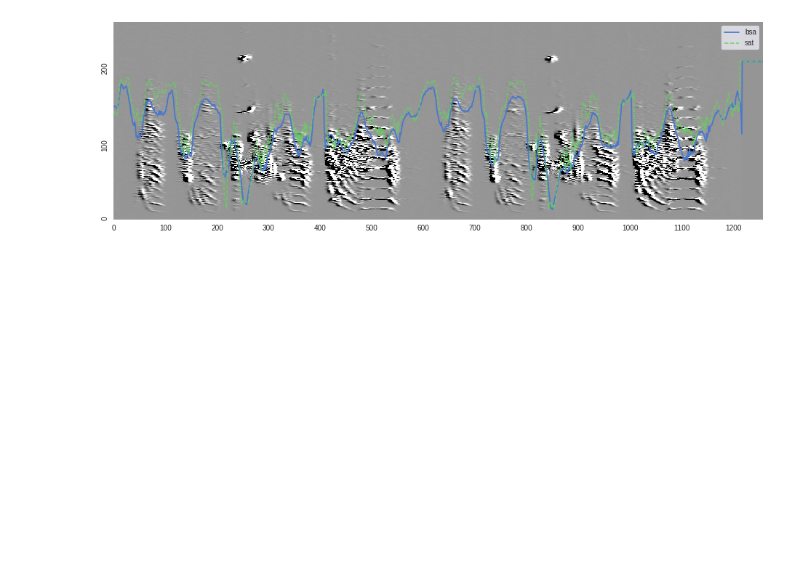
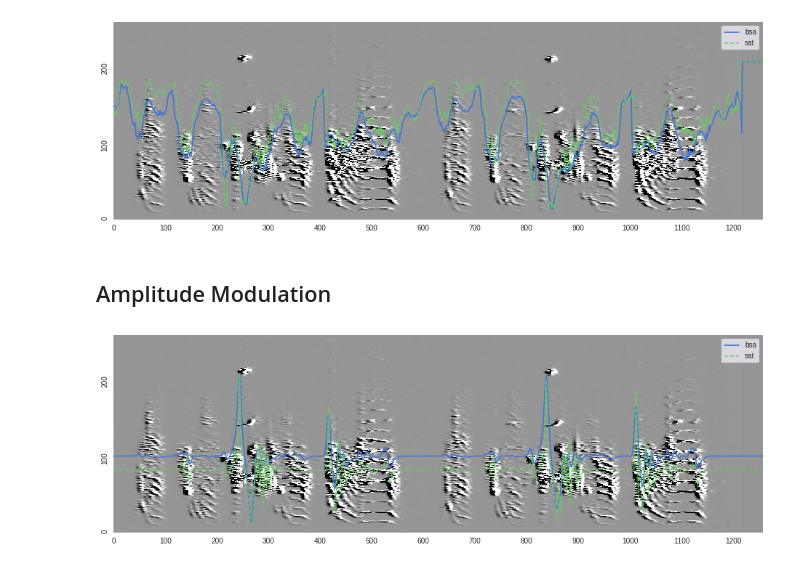
Before and after one commit to PaulEcoffet/birdsonganalysis, a Jupyter notebook: notebooks/Bird Song Analysis Notebook.ipynb, the cells around one changed output. Drawn from its saved outputs; the diff is of its cells as text; code cells hidden in the pictures; blank space fills up the shorter version.

```diff
--- a/notebooks/Bird Song Analysis Notebook.ipynb
+++ b/notebooks/Bird Song Analysis Notebook.ipynb
@@ -103,3 +105,17 @@ ax.legend(frameon=True)
 plt.show(fig)
 # %% [output]
 [figure]
+# %% [markdown]
+## Amplitude Modulation
+# %%
+fig = plt.figure(figsize=(16, 5))
+ax = fig.gca()
+ax = bsa.spectral_derivs_plot(spec_der, contrast, ax)
+am = bsa.song_amplitude_modulation(sig)
+ax = bsa.plot_over_spec(am, ax, label='bsa')
+ax = bsa.plot_over_spec(sat.AM, ax,  label='sat', alpha=0.8, ls='--')
+ax.legend(frameon=True)
+
+plt.show(fig)
+# %% [output]
+[figure, added]
```
Also changed, not shown: parts of 3 cells of this notebook, 2 other files.
